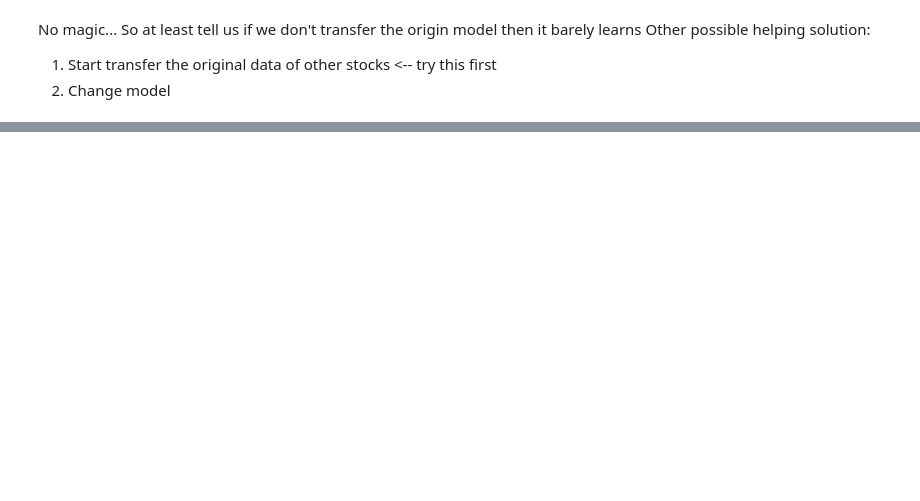
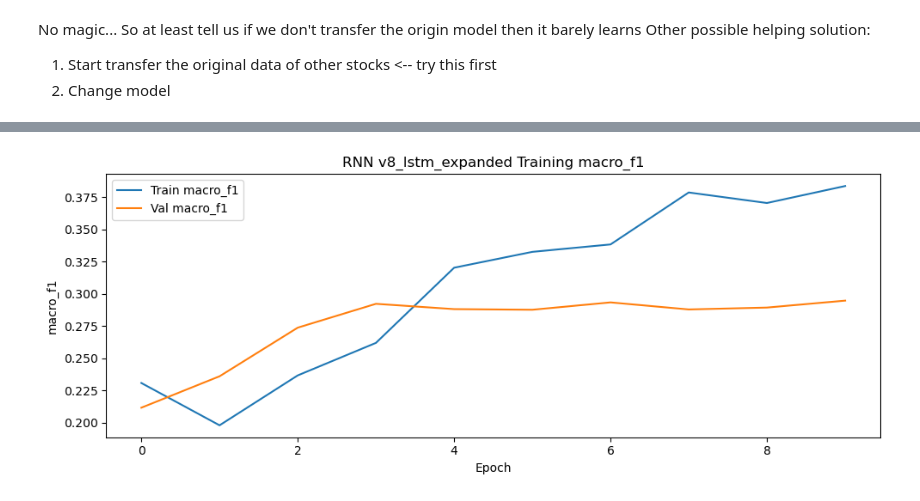
Before and after one commit to CharonWTang/STOCK_PREDICTION, a Jupyter notebook: Charon_Final.ipynb, the cells around one changed output, grey strips where cells are left out. Cells and saved outputs as stored; diff of their text form; code cells hidden in the pictures; blank space fills up the shorter version.

```diff
--- a/Charon_Final.ipynb
+++ b/Charon_Final.ipynb
@@ -986,5 +972,7 @@ Other possible helping solution:
 # %%
 # since we want to transfer the data, we need to understand the data.
 # the indicator of the market: SPY
-SPY_data = other_stocks_big_table_dropped[other_stocks_big_table_dropped['symbol'] == 'SPY'].copy()
-SPY_data.head()
+# start from add_technical_features output, then append alpha/beta from ret_1d.
+
+AAPL_data_expand = add_technical_features(AAPL_data)
+AAPL_data_expand.head(20)
@@ -1026,0 +1188,11 @@ print(AAPL_data[["beta_252", "alpha_252"]].tail())
+# %%
+# Final market-feature pass: append only missing columns, then inspect what was added.
+before_cols = set(AAPL_data_expand.columns)
+AAPL_data_expand = add_more_market_feature(AAPL_data_expand, DATA_DIR / "SPY.csv")
+
+added_cols = [c for c in AAPL_data_expand.columns if c not in before_cols and c.startswith(("spy_", "beta_", "alpha_", "aapl_excess_", "aapl_spy_"))]
+
+print("New market-related columns:")
+print(added_cols)
+
+AAPL_data_expand[added_cols].head(20)
@@ -1026,0 +1340,80 @@ print(AAPL_data[["beta_252", "alpha_252"]].tail())
+# %%
+# change of model to try to solve the overfiting problem
+# v8: LSTM on AAPL with expanded features (technical + SPY-related)
+
+
+# labels are already in {0, 1, 2} from split
+y_train_lstm_v8 = y_train_exp
+y_val_lstm_v8 = y_val_exp
+y_test_lstm_v8 = y_test_exp
+
+# train-only normalization
+train_mean_v8 = x_train_exp.mean(axis=(0, 1), keepdims=True)
+train_std_v8 = x_train_exp.std(axis=(0, 1), keepdims=True) + 1e-8
+x_train_lstm_v8 = (x_train_exp - train_mean_v8) / train_std_v8
+x_val_lstm_v8 = (x_val_exp - train_mean_v8) / train_std_v8
+x_test_lstm_v8 = (x_test_exp - train_mean_v8) / train_std_v8
+
+num_classes_v8 = 3
+input_shape_v8 = x_train_lstm_v8.shape[1:]
+
+keras.backend.clear_session()
+
+lstm_model_v8 = keras.Sequential([
+    layers.Input(shape=input_shape_v8),
+    layers.LSTM(32, activation="tanh", recurrent_activation="sigmoid", return_sequences=True),
+    layers.Dropout(0.25),
+    layers.LSTM(16, activation="tanh", recurrent_activation="sigmoid"),
+    layers.Dropout(0.25),
+    layers.Dense(16, activation="relu"),
+    layers.Dense(16, activation="relu"),
+    layers.Dense(num_classes_v8, activation="softmax"),
+])
+
+# same cost-sensitive loss as v7
+loss_matrix_v8 = np.array([
+    [0.0, 3.0, 3.0],  # true Down
+    [0.1, 0.0, 0.1],  # true Flat
+    [3.0, 3.0, 0.0],  # true Up
+], dtype=np.float32)
+loss_matrix_tf_v8 = tf.constant(loss_matrix_v8, dtype=tf.float32)
+
+def matrix_weighted_loss_v8(y_true, y_pred):
+    ce = keras.losses.sparse_categorical_crossentropy(y_true, y_pred)
+    y_true = tf.cast(y_true, tf.int32)
+    y_true_oh = tf.one_hot(y_true, depth=num_classes_v8)
+    cost_rows = tf.matmul(y_true_oh, loss_matrix_tf_v8)
+    expected_cost = tf.reduce_sum(cost_rows * y_pred, axis=-1)
+    lambda_cost_v8 = 1.2
+    return ce + lambda_cost_v8 * expected_cost
+
+lstm_model_v8.compile(
+    optimizer=keras.optimizers.Adam(learning_rate=7e-4),
+    loss=matrix_weighted_loss_v8,
+    metrics=[make_sparse_macro_f1_metric(num_classes=num_classes_v8)],
+)
+
+callbacks_v8 = [
+    keras.callbacks.EarlyStopping(monitor="val_loss", patience=8, restore_best_weights=True),
+    keras.callbacks.ReduceLROnPlateau(monitor="val_loss", factor=0.5, patience=3, min_lr=1e-5),
+]
+
+history_v8 = lstm_model_v8.fit(
+    x_train_lstm_v8,
+    y_train_lstm_v8,
+    validation_data=(x_val_lstm_v8, y_val_lstm_v8),
+    epochs=60,
+    batch_size=32,
+    callbacks=callbacks_v8,
+    verbose=1,
+)
+
+# direct validation evaluation helper
+lstm_results_v8 = evaluate_keras_model_on_validation(
+    model=lstm_model_v8,
+    history=history_v8,
+    x_val=x_val_lstm_v8,
+    y_val_cat=y_val_lstm_v8,
+    prefix="v8_lstm_expanded",
+)
+# %% [output]
@@ -1026,0 +1437 @@ print(AAPL_data[["beta_252", "alpha_252"]].tail())
+[figure, added]
```
Also changed, not shown: parts of 31 cells of this notebook, 1 other file.
